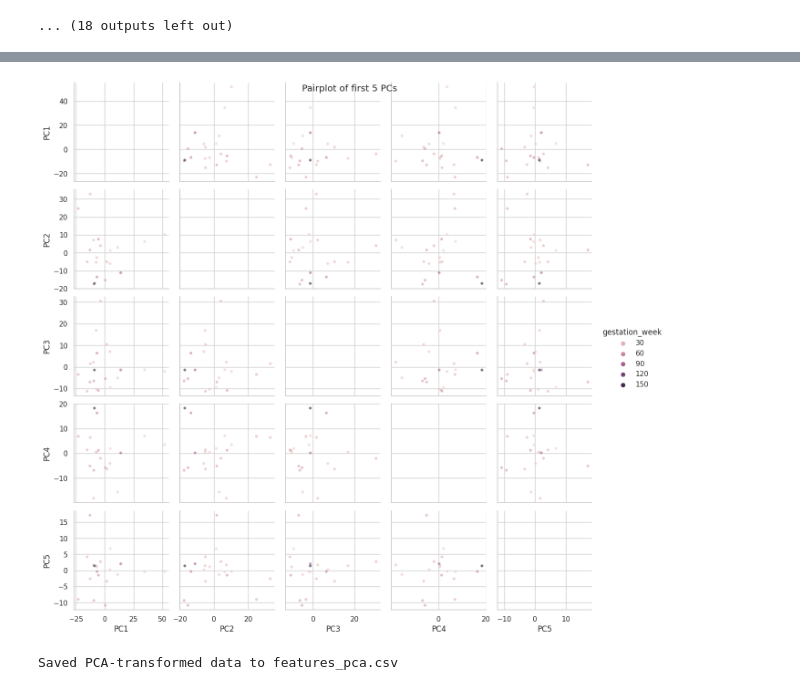
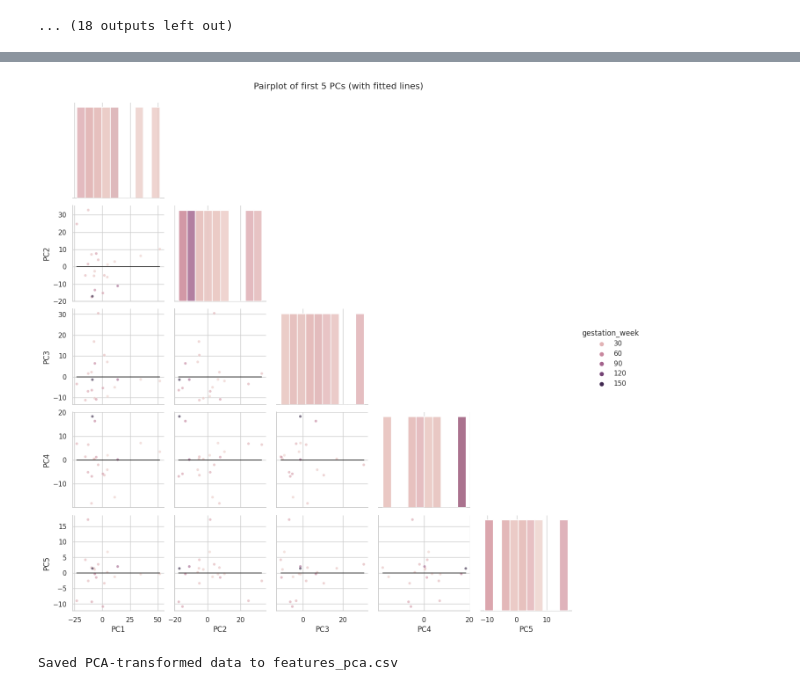
Before and after one commit to TyBruceChen/MBP-BrainIAC-Feature-Analysis, a Jupyter notebook: pca_feature_visualization.ipynb, the cells around one changed output, grey strips where cells are left out. Saved outputs shown, nothing was run; the diff lists cells and outputs as text; code cells hidden in the pictures.

Commit message:
Update PCA scatter graphes

```diff
--- a/pca_feature_visualization.ipynb
+++ b/pca_feature_visualization.ipynb
@@ -306,10 +375,10 @@ for i in range(len(plot_pc_cols)):
             x=plot_pc_cols[j],
             y=plot_pc_cols[i],
             scatter=False,
-            ci=None,
+            lowess=True,
             ax=ax,
-            color='black',
-            line_kws={'lw': 1.3, 'alpha': 0.9}
+            color='red',
+            line_kws={'lw': 1.5, 'alpha': 0.9}
         )
 
 g.fig.suptitle('Triangular Pairwise Plot of PC1-PC10 (with OLS lines)', y=1.02)
@@ -473,20 +691,57 @@ Top 10 features for PC4:
 [figure]
 ... (18 outputs left out)
 # %%
-# Pairplot of first few PCs (sampled if large)
+# Pairplot of first few PCs (sampled if large) with fitted lines
 pc_for_pairplot = min(5, X_pca.shape[1])
 vars_to_plot = [f'PC{i+1}' for i in range(pc_for_pairplot)]
-df_pair = df_pca[vars_to_plot + ([label_col] if label_col else [])]
+
+df_pair = df_pca[vars_to_plot + ([label_col] if label_col else [])].copy()
 if sample_for_pairplot and len(df_pair) > sample_for_pairplot:
     df_pair_sample = df_pair.sample(sample_for_pairplot, random_state=42)
 else:
     df_pair_sample = df_pair
 
-if label_col:
-    sns.pairplot(df_pair_sample, vars=vars_to_plot, hue=label_col, plot_kws={'s':20, 'alpha':0.6})
+# Build triangular pairplot and add one fitted line on each subplot
+if label_col and label_col in df_pair_sample.columns:
+    g_small = sns.pairplot(
+        df_pair_sample,
+        vars=vars_to_plot,
+        hue=label_col,
+        corner=True,
+        diag_kind='hist',
+        plot_kws={'s': 20, 'alpha': 0.6},
+        diag_kws={'bins': 10, 'alpha': 0.8}
+    )
 else:
-    sns.pairplot(df_pair_sample, vars=vars_to_plot)
-plt.suptitle('Pairplot of first %d PCs' % pc_for_pairplot)
+    g_small = sns.pairplot(
+        df_pair_sample,
+        vars=vars_to_plot,
+        corner=True,
+        diag_kind='hist',
+        plot_kws={'s': 20, 'alpha': 0.6},
+        diag_kws={'bins': 10, 'alpha': 0.8}
+    )
+
+for i in range(len(vars_to_plot)):
+    for j in range(i):
+        ax = g_small.axes[i, j]
+        if ax is None:
+            continue
+        x_col = vars_to_plot[j]
+        y_col = vars_to_plot[i]
+        x = df_pair_sample[x_col].to_numpy(dtype=float)
+        y = df_pair_sample[y_col].to_numpy(dtype=float)
+        valid = np.isfinite(x) & np.isfinite(y)
+        if valid.sum() < 2:
+            continue
+        x_valid = x[valid]
+        y_valid = y[valid]
+        slope, intercept = np.polyfit(x_valid, y_valid, 1)
+        x_line = np.linspace(x_valid.min(), x_valid.max(), 100)
+        y_line = slope * x_line + intercept
+        ax.plot(x_line, y_line, color='black', linewidth=1.2, alpha=0.85)
+
+g_small.fig.suptitle('Pairplot of first %d PCs (with fitted lines)' % pc_for_pairplot, y=1.02)
 plt.show()
 # %% [output]
 use_inf_as_na option is deprecated and will be removed in a future version. Convert inf values to NaN before operating instead.
@@ -505,8 +760,8 @@ use_inf_as_na option is deprecated and will be removed in a future version. Conv
 When grouping with a length-1 list-like, you will need to pass a length-1 tuple to get_group in a future version of pandas. Pass `(name,)` instead of `name` to silence this warning.
 
 
 When grouping with a length-1 list-like, you will need to pass a length-1 tuple to get_group in a future version of pandas. Pass `(name,)` instead of `name` to silence this warning.
-[figure, old version]
+[figure, new version]
 # %%
 # Optionally save PCA-transformed data
 if output_reduced_csv:
```
Also changed, not shown: parts of 9 cells of this notebook, 1 other file.
